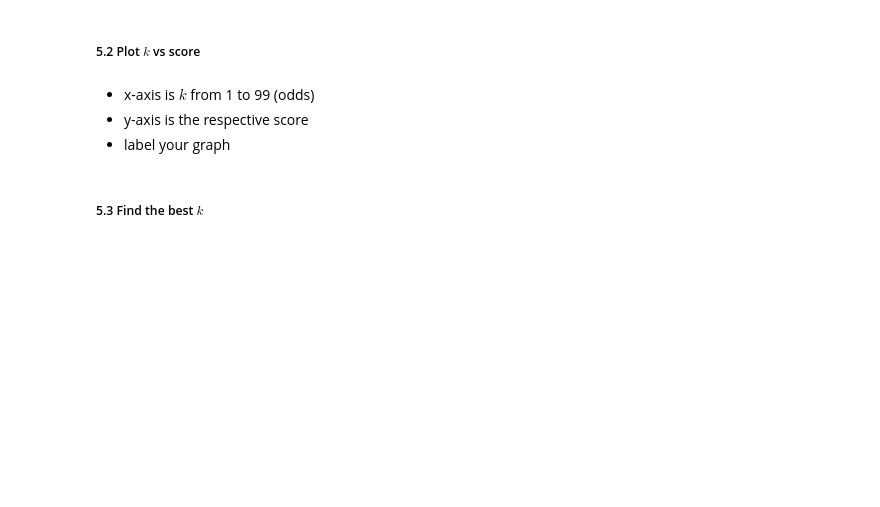
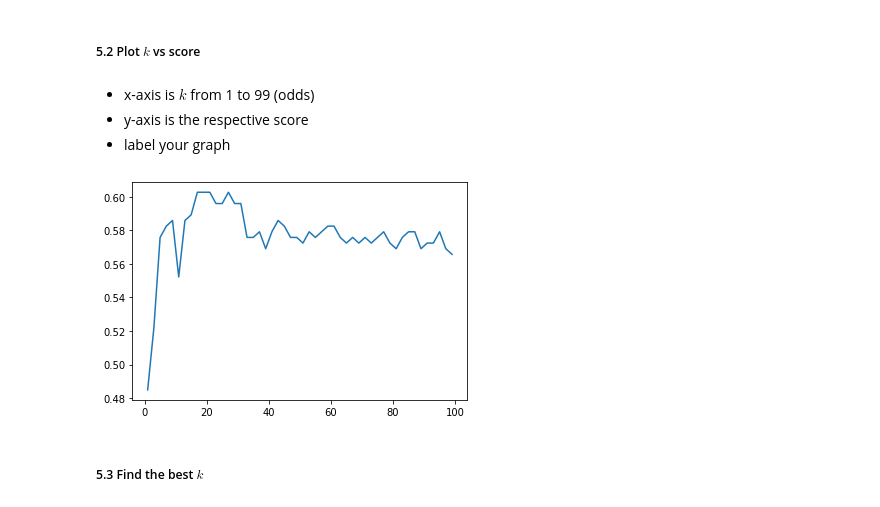
Before and after one commit to teemal/machine_learning_and_data_mining, a Jupyter notebook: Activity_09.ipynb, the cells around one changed output. Cells and saved outputs as stored; diff of their text form; code cells hidden in the pictures; blank space fills up the shorter version.

```diff
--- a/Activity_09.ipynb
+++ b/Activity_09.ipynb
@@ -176,4 +304,4 @@ print(k)
 ##### 4.3 Call `train_and_test` with your value of $k$
 # %%
 # call train_and_test with your new k
-print('your code here')
+train_and_test(X_train, X_test, y_train, y_test, k = 15)
@@ -194,3 +337,10 @@ print('your code here')
+# %%
+# run k = 1 to 99 and save results
+k_results = []
+for i in range(100):
+  if i%2 != 0:
+    score, _ = train_and_test(X_train, X_test, y_train, y_test, k = i)
+    k_results.append(score)
 # %% [markdown]
 ##### 5.2 Plot $k$ vs score
 # %% [markdown]
@@ -203,3 +350,10 @@ print('your code here')
+# %%
+# graph k against the respective score
+x = [i for i in range(100) if i%2 != 0]
+plt.plot(x, k_results)
+plt.show()
+# %% [output]
+[figure, added]
 # %% [markdown]
 ##### 5.3 Find the best $k$
 # %% [markdown]
```
Also changed, not shown: parts of 23 cells of this notebook.
